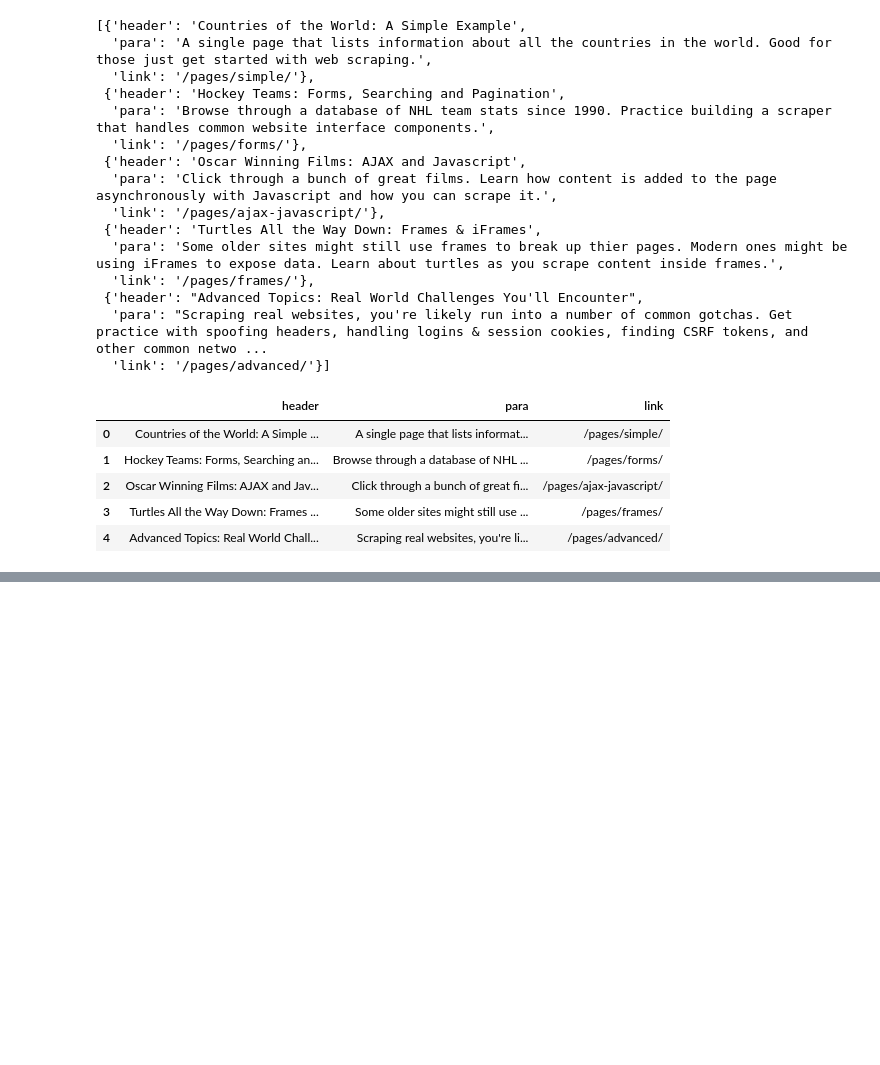
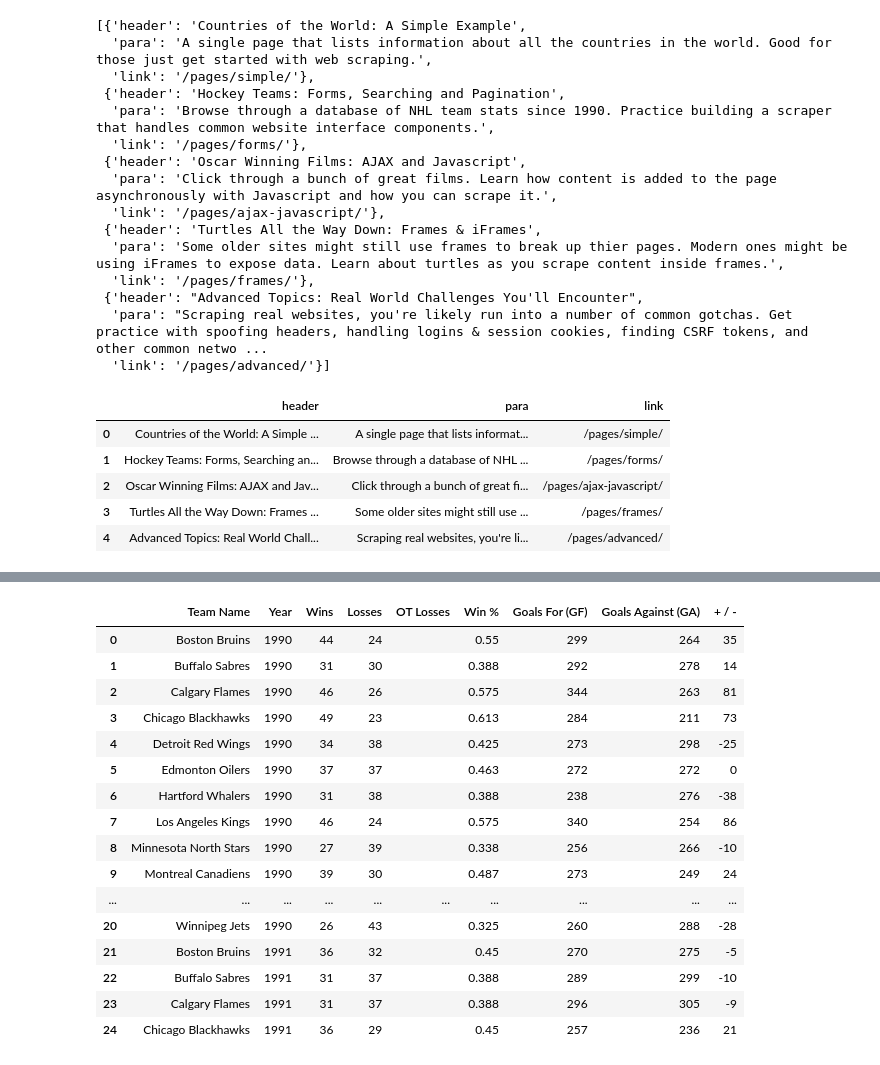
Before and after one commit to asifkasi/course-python-and-automation-by-kasi, a Jupyter notebook: Web Scraping/scrapethissite.ipynb, the cells around one changed output, grey strips where cells are left out. Drawn from its saved outputs; the diff is of its cells as text; code cells hidden in the pictures; blank space fills up the shorter version.

```diff
--- a/Web Scraping/scrapethissite.ipynb
+++ b/Web Scraping/scrapethissite.ipynb
@@ -74,0 +114,3 @@ df.to_csv("data of scrapethissite.csv",index=False)
+# %%
+trs = tbl.find_all("tr")
+len(trs)
@@ -74,0 +121,8 @@ df.to_csv("data of scrapethissite.csv",index=False)
+# %%
+list_df = []
+list_row  = []
+for th in trs[0].find_all("th"):
+    # print(th.text.strip())
+    list_row.append(th.text.strip())
+list_row
+list_df.append(list_row)
@@ -74,0 +149,10 @@ df.to_csv("data of scrapethissite.csv",index=False)
+# %%
+for tr in trs[1:]:
+    list_row= []
+    for col in tr.find_all("td"):
+        # print(col.text.strip(),end=" ")
+        list_row.append(col.text.strip())
+    # print()
+    list_df.append(list_row)
+df = pd.DataFrame(list_df[1:], columns=list_df[0])
+df
@@ -74,0 +187,16 @@ df.to_csv("data of scrapethissite.csv",index=False)
+# %%
+list_df = []
+for tr in trs[1:]:
+    cols = tr.find_all("td")
+    dict["Team Name"] = cols[0].text.strip()
+    dict["Year"] = cols[1].text.strip()
+    dict["Wins"] = cols[2].text.strip()
+    dict["Losses"] = cols[3].text.strip()
+    dict["OT Losses"] = cols[4].text.strip()
+    dict["Win %"] = cols[5].text.strip()
+    dict["Goals For (GF)"] = cols[6].text.strip()
+    dict["Goals Against (GA)"] = cols[7].text.strip()
+    dict["+ / -"] = cols[8].text.strip()
+    list_df.append(dict.copy())
+
+list_df
@@ -74,0 +221,21 @@ df.to_csv("data of scrapethissite.csv",index=False)
+# %%
+df = pd.DataFrame(list_df)
+df
+# %% [output]
+|  | Team Name | Year | Wins | Losses | OT Losses | Win % | Goals For (GF) | Goals Against (GA) | + / - |
+| 0 | Boston Bruins | 1990 | 44 | 24 |  | 0.55 | 299 | 264 | 35 |
+| 1 | Buffalo Sabres | 1990 | 31 | 30 |  | 0.388 | 292 | 278 | 14 |
+| 2 | Calgary Flames | 1990 | 46 | 26 |  | 0.575 | 344 | 263 | 81 |
+| 3 | Chicago Blackhawks | 1990 | 49 | 23 |  | 0.613 | 284 | 211 | 73 |
+| 4 | Detroit Red Wings | 1990 | 34 | 38 |  | 0.425 | 273 | 298 | -25 |
+| 5 | Edmonton Oilers | 1990 | 37 | 37 |  | 0.463 | 272 | 272 | 0 |
+| 6 | Hartford Whalers | 1990 | 31 | 38 |  | 0.388 | 238 | 276 | -38 |
+| 7 | Los Angeles Kings | 1990 | 46 | 24 |  | 0.575 | 340 | 254 | 86 |
+| 8 | Minnesota North Stars | 1990 | 27 | 39 |  | 0.338 | 256 | 266 | -10 |
+| 9 | Montreal Canadiens | 1990 | 39 | 30 |  | 0.487 | 273 | 249 | 24 |
+| ... | ... | ... | ... | ... | ... | ... | ... | ... | ... |
+| 20 | Winnipeg Jets | 1990 | 26 | 43 |  | 0.325 | 260 | 288 | -28 |
+| 21 | Boston Bruins | 1991 | 36 | 32 |  | 0.45 | 270 | 275 | -5 |
+| 22 | Buffalo Sabres | 1991 | 31 | 37 |  | 0.388 | 289 | 299 | -10 |
+| 23 | Calgary Flames | 1991 | 31 | 37 |  | 0.388 | 296 | 305 | -9 |
+| 24 | Chicago Blackhawks | 1991 | 36 | 29 |  | 0.45 | 257 | 236 | 21 |
```
Also changed, not shown: parts of 18 cells of this notebook, 2 other files.
